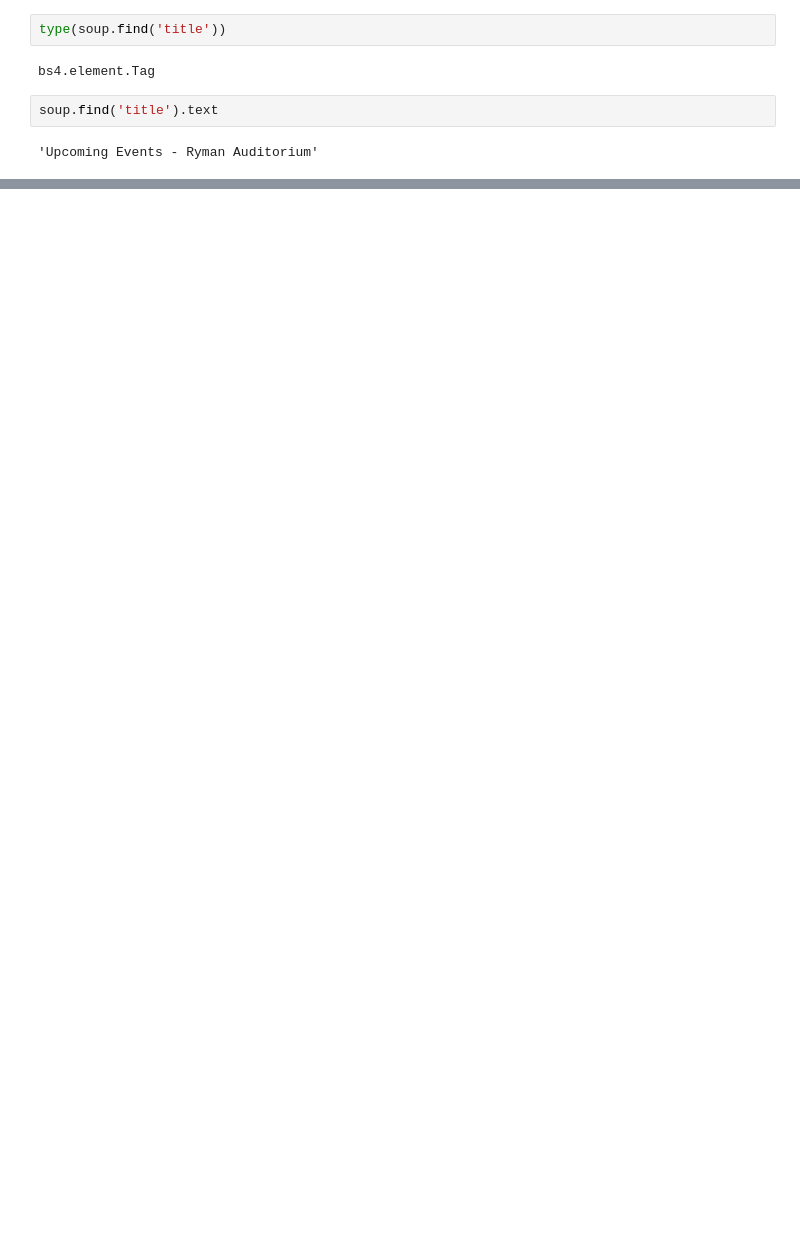
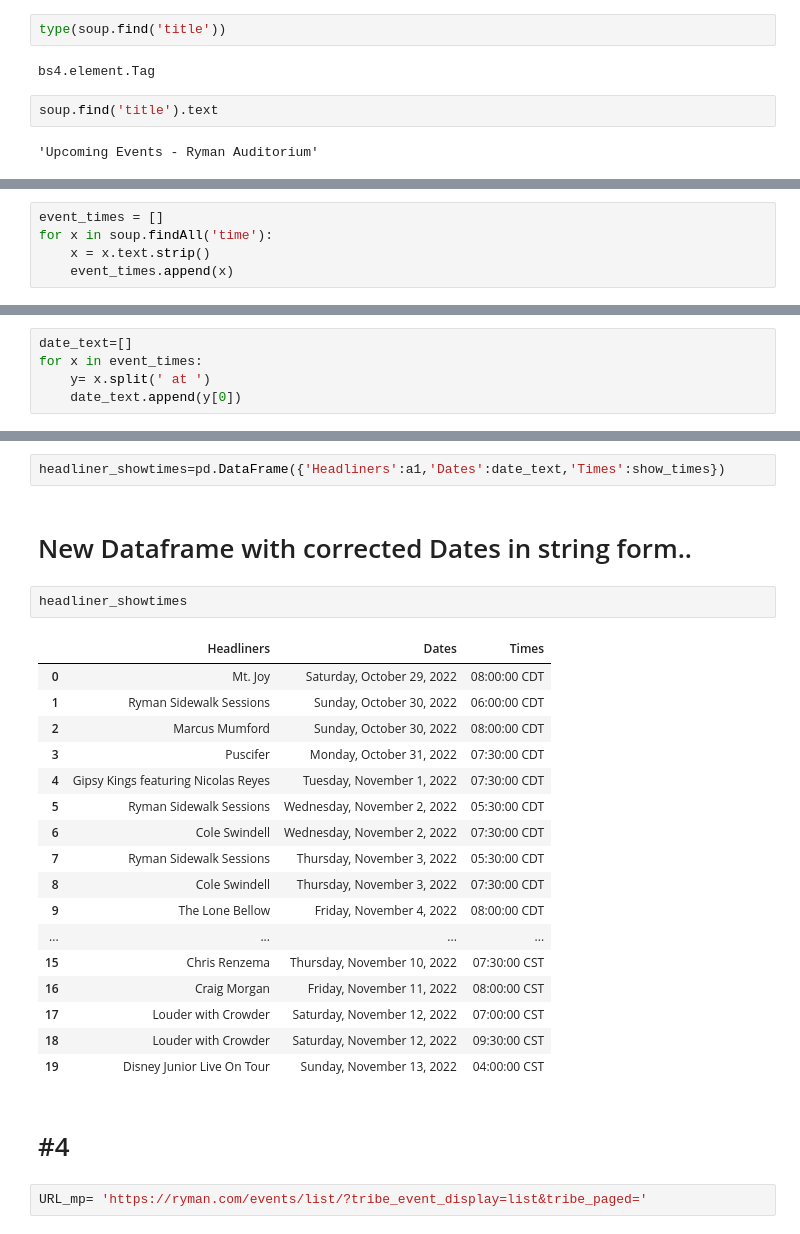
Before and after one commit to NSS-Data-Analytics-Cohort-7/web-scraping-ryman-sgoolsby88, a Jupyter notebook: Ryman_Webscrape.ipynb, the cells around one changed output, grey strips where cells are left out. Drawn from its saved outputs; the diff is of its cells as text; blank space fills up the shorter version.

```diff
--- a/Ryman_Webscrape.ipynb
+++ b/Ryman_Webscrape.ipynb
@@ -103,0 +349,5 @@ a1
+# %%
+event_times = []
+for x in soup.findAll('time'):
+    x = x.text.strip()
+    event_times.append(x)
@@ -103,0 +377,5 @@ a1
+# %%
+date_text=[]
+for x in event_times:
+    y= x.split(' at ')
+    date_text.append(y[0])
@@ -103,0 +405,28 @@ a1
+# %%
+headliner_showtimes=pd.DataFrame({'Headliners':a1,'Dates':date_text,'Times':show_times})
+# %% [markdown]
+# New Dataframe with corrected Dates in string form..
+# %%
+headliner_showtimes
+# %% [output]
+|  | Headliners | Dates | Times |
+| 0 | Mt. Joy | Saturday, October 29, 2022 | 08:00:00 CDT |
+| 1 | Ryman Sidewalk Sessions | Sunday, October 30, 2022 | 06:00:00 CDT |
+| 2 | Marcus Mumford | Sunday, October 30, 2022 | 08:00:00 CDT |
+| 3 | Puscifer | Monday, October 31, 2022 | 07:30:00 CDT |
+| 4 | Gipsy Kings featuring Nicolas Reyes | Tuesday, November 1, 2022 | 07:30:00 CDT |
+| 5 | Ryman Sidewalk Sessions | Wednesday, November 2, 2022 | 05:30:00 CDT |
+| 6 | Cole Swindell | Wednesday, November 2, 2022 | 07:30:00 CDT |
+| 7 | Ryman Sidewalk Sessions | Thursday, November 3, 2022 | 05:30:00 CDT |
+| 8 | Cole Swindell | Thursday, November 3, 2022 | 07:30:00 CDT |
+| 9 | The Lone Bellow | Friday, November 4, 2022 | 08:00:00 CDT |
+| ... | ... | ... | ... |
+| 15 | Chris Renzema | Thursday, November 10, 2022 | 07:30:00 CST |
+| 16 | Craig Morgan | Friday, November 11, 2022 | 08:00:00 CST |
+| 17 | Louder with Crowder | Saturday, November 12, 2022 | 07:00:00 CST |
+| 18 | Louder with Crowder | Saturday, November 12, 2022 | 09:30:00 CST |
+| 19 | Disney Junior Live On Tour | Sunday, November 13, 2022 | 04:00:00 CST |
+# %% [markdown]
+# #4
+# %%
+URL_mp= 'https://ryman.com/events/list/?tribe_event_display=list&tribe_paged='
```
Also changed, not shown: parts of 28 cells of this notebook.
